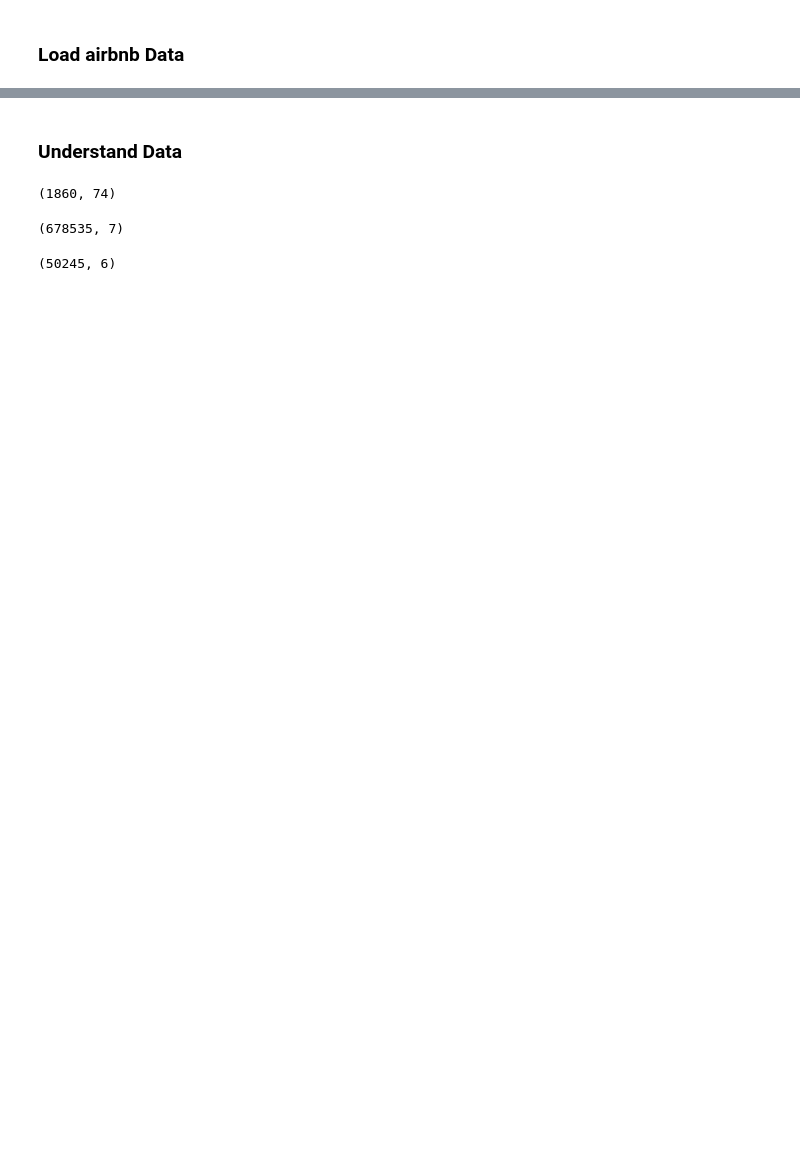
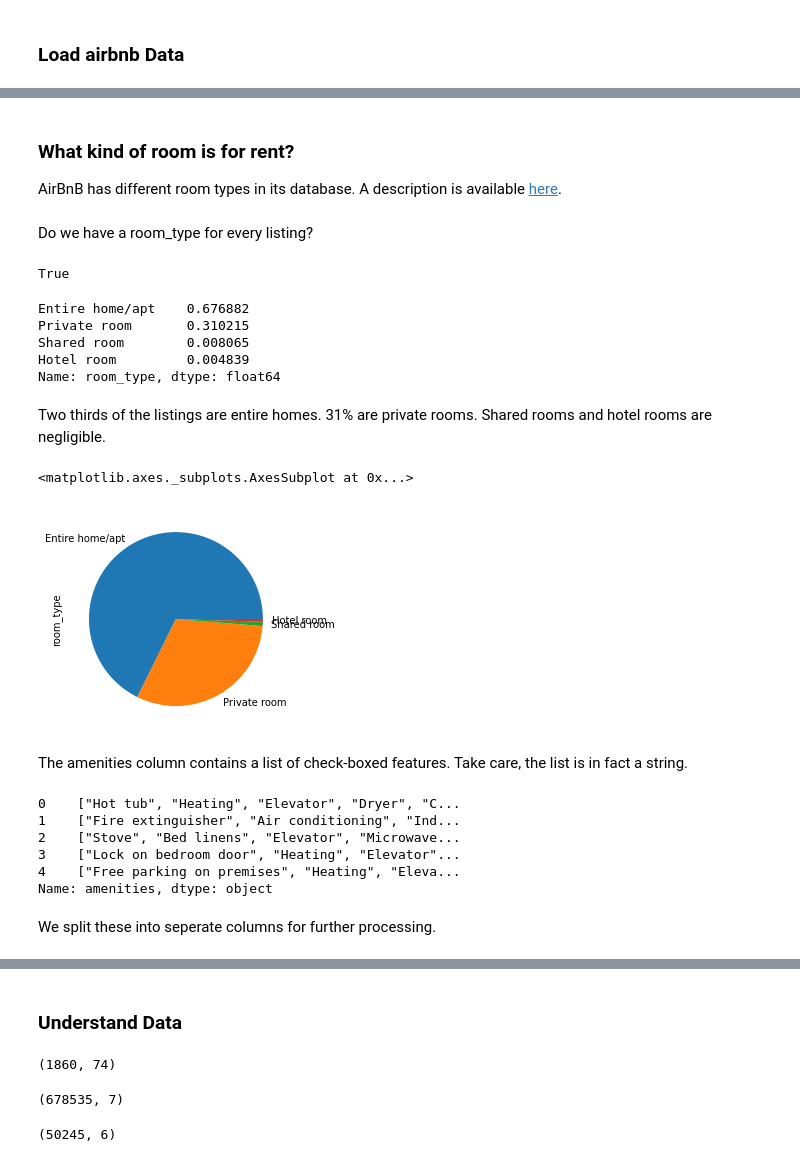
Before and after one commit to dchkeller/airbnbcase, a Jupyter notebook: airbnbcase.ipynb, the cells around one changed output, grey strips where cells are left out. Drawn from its saved outputs; the diff is of its cells as text; code cells hidden in the pictures; blank space fills up the shorter version.

```diff
--- a/airbnbcase.ipynb
+++ b/airbnbcase.ipynb
@@ -38,0 +73,38 @@ reviews = pd.read_csv('./data/airbnb_zurich/reviews.csv')
+# %% [markdown]
+### What kind of room is for rent?
+
+AirBnB has different room types in its database. A description is available [here](https://www.airbnb.com/help/article/5/what-does-the-room-type-of-a-listing-mean).
+# %% [markdown]
+Do we have a room_type for every listing?
+# %%
+listings.room_type.notnull().all()
+# %% [output]
+True
+# %%
+listings.room_type.value_counts()/listings.shape[0]
+# %% [output]
+Entire home/apt    0.676882
+Private room       0.310215
+Shared room        0.008065
+Hotel room         0.004839
+Name: room_type, dtype: float64
+# %% [markdown]
+Two thirds of the listings are entire homes. 31% are private rooms. Shared rooms and hotel rooms are negligible.
+# %%
+listings.room_type.value_counts().plot.pie()
+# %% [output]
+<matplotlib.axes._subplots.AxesSubplot at 0x...>
+[figure, added]
+# %% [markdown]
+The amenities column contains a list of check-boxed features. Take care, the list is in fact a string.
+# %%
+listings.amenities.head()
+# %% [output]
+0    ["Hot tub", "Heating", "Elevator", "Dryer", "C...
+1    ["Fire extinguisher", "Air conditioning", "Ind...
+2    ["Stove", "Bed linens", "Elevator", "Microwave...
+3    ["Lock on bedroom door", "Heating", "Elevator"...
+4    ["Free parking on premises", "Heating", "Eleva...
+Name: amenities, dtype: object
+# %% [markdown]
+We split these into seperate columns for further processing.
```
Also changed, not shown: parts of 37 cells of this notebook.
